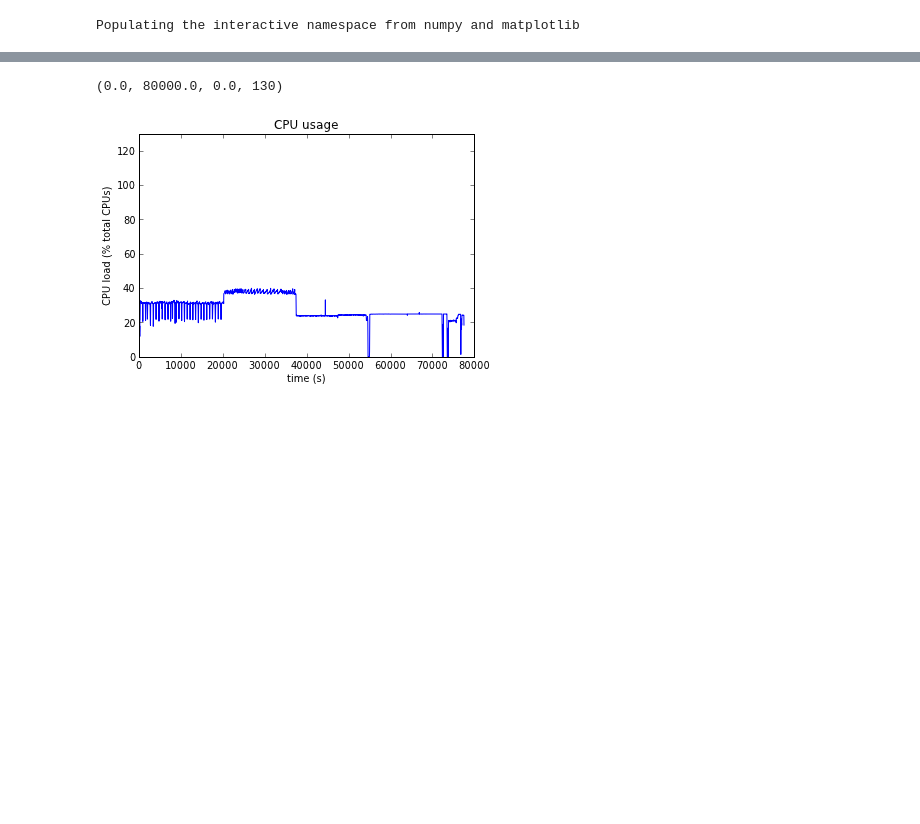
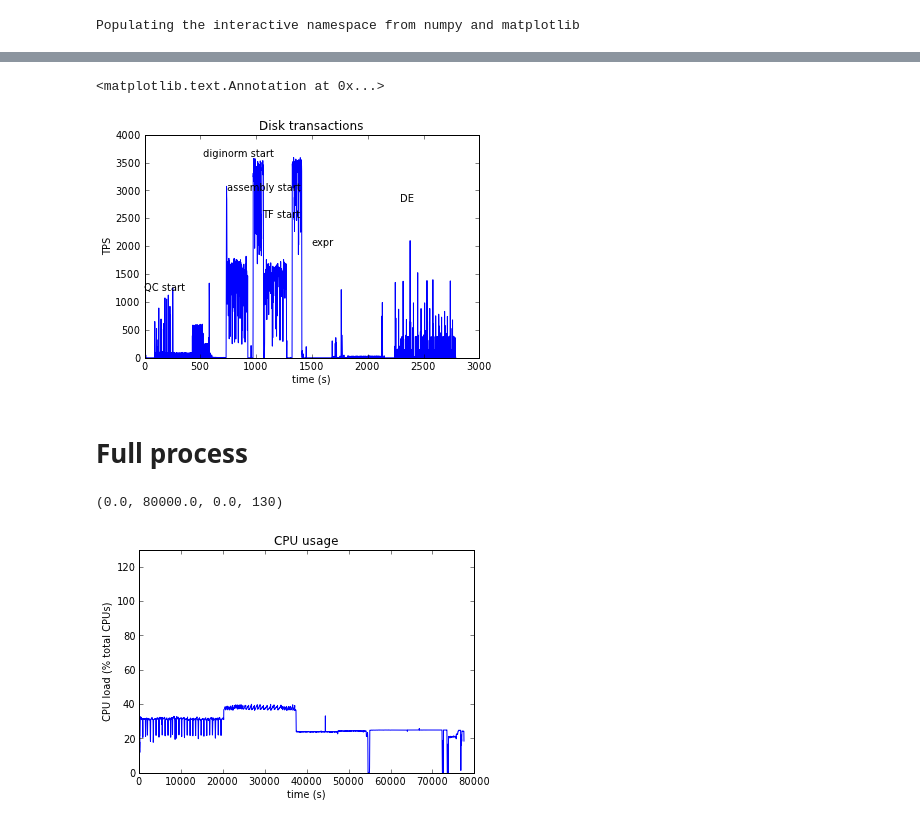
Before and after one commit to ctb/sartre, a Jupyter notebook: bench0.ipynb, the cells around one changed output, grey strips where cells are left out. Drawn from its saved outputs; the diff is of its cells as text; code cells hidden in the pictures; blank space fills up the shorter version.

```diff
--- a/bench0.ipynb
+++ b/bench0.ipynb
@@ -48,3 +49,20 @@ annotate("DE", (2301, 1.1e7))
+# %%
+plot(shortdata[:,0], shortdata[:,3])
+xlabel('time (s)')
+ylabel('TPS')
+title("Disk transactions")
+
+annotate("QC start", (0, 1200))
+annotate("diginorm start", (525, 3600))
+annotate("assembly start", (744, 3000))
+annotate("TF start", (1061, 2500))
+annotate("expr", (1507, 2000))
+annotate("DE", (2301, 2800))
+# %% [output]
+<matplotlib.text.Annotation at 0x...>
+[figure, added]
+# %% [markdown]
+# Full process
 # %%
 import numpy
 longdata = numpy.loadtxt('long/log.out')
```
Also changed, not shown: parts of 7 cells of this notebook, 5 other files.
